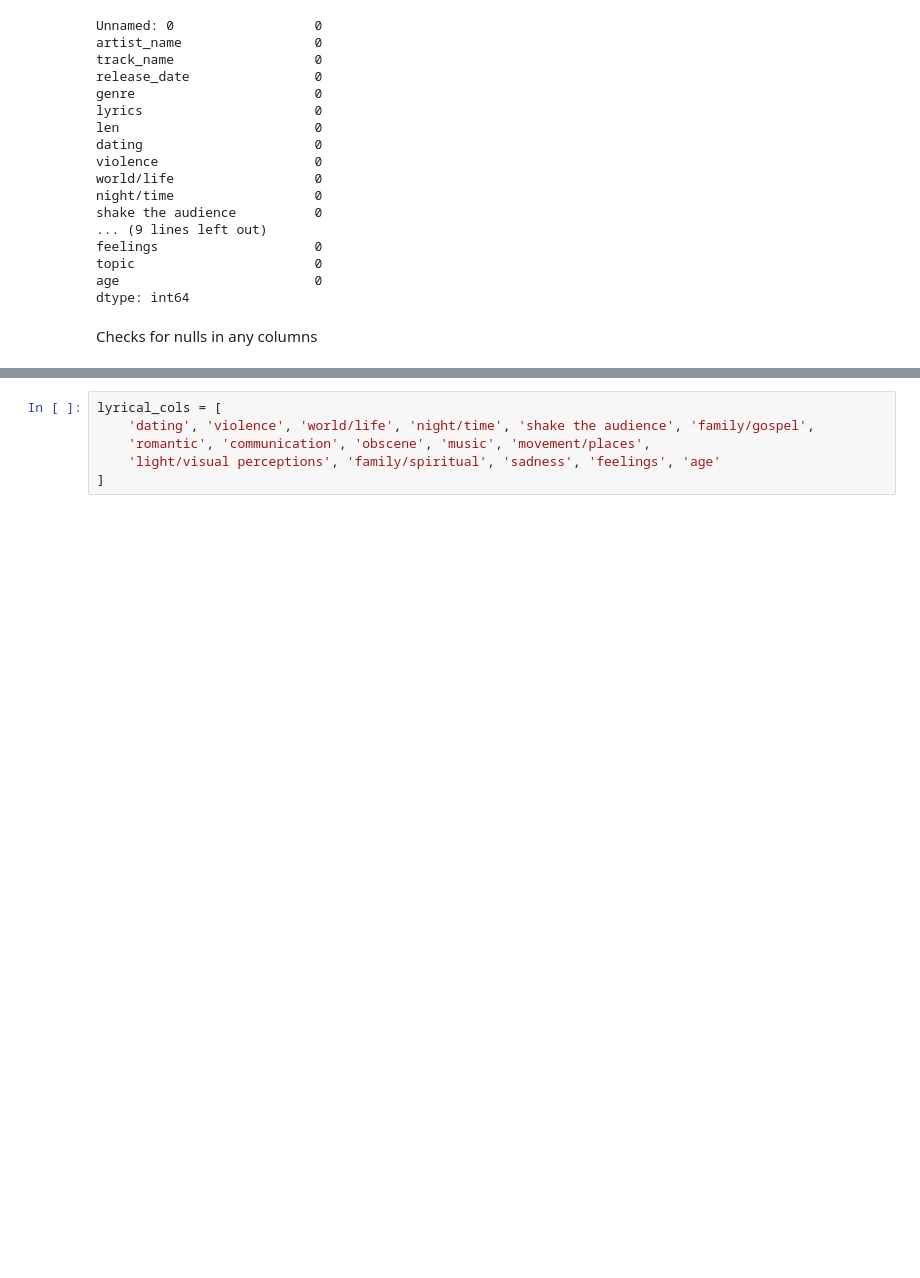
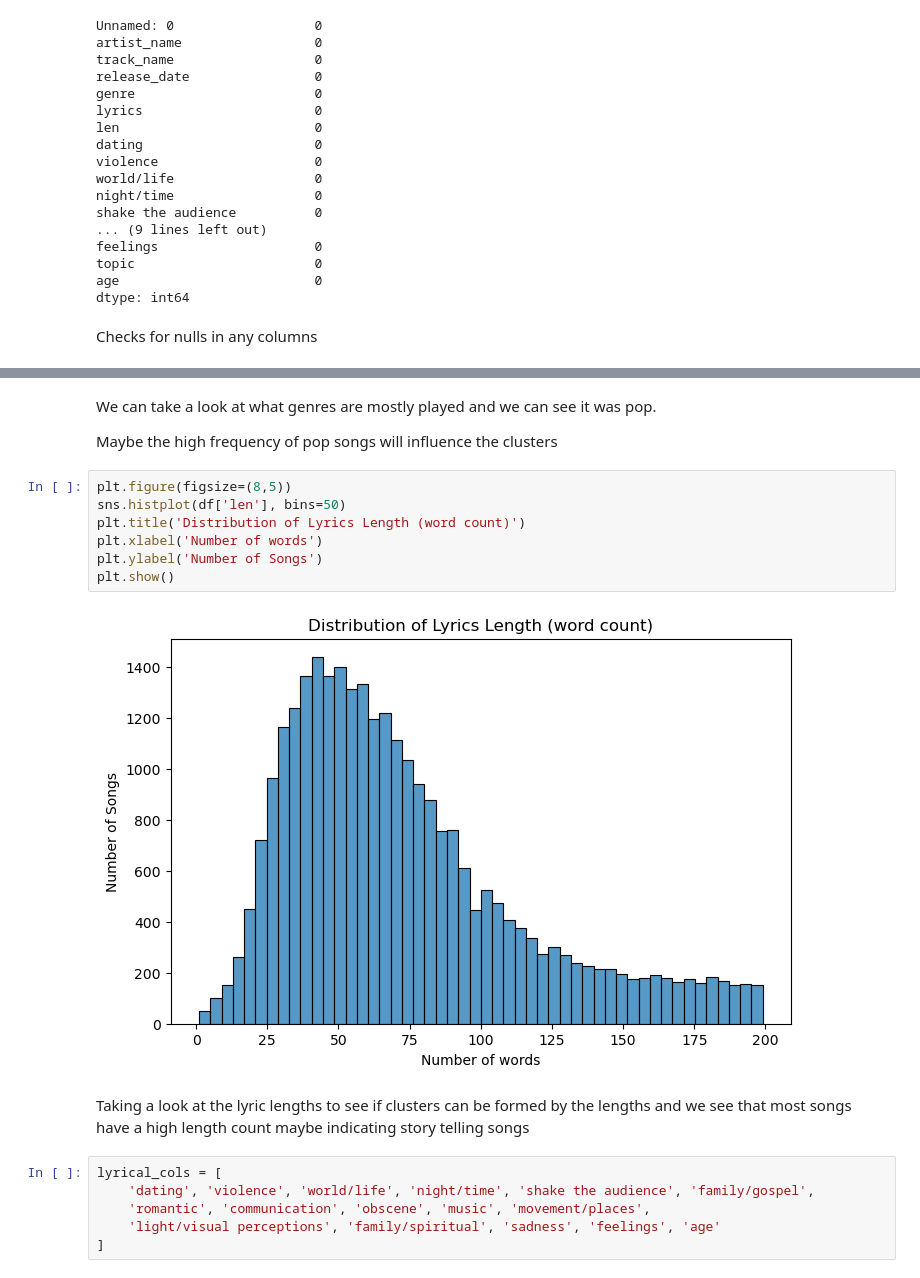
Before and after one commit to jweng8900/-TLAB-Music-Recommendation-Algorithm, a Jupyter notebook: Notebooks/eda.ipynb, the cells around one changed output, grey strips where cells are left out. Drawn from its saved outputs; the diff is of its cells as text; blank space fills up the shorter version.

```diff
--- a/Notebooks/eda.ipynb
+++ b/Notebooks/eda.ipynb
@@ -57,3 +62,18 @@ Checks for nulls in any columns
+# %% [markdown]
+We can take a look at what genres are mostly played and we can see it was pop.
+
+Maybe the high frequency of pop songs will influence the clusters
+# %%
+plt.figure(figsize=(8,5))
+sns.histplot(df['len'], bins=50)
+plt.title('Distribution of Lyrics Length (word count)')
+plt.xlabel('Number of words')
+plt.ylabel('Number of Songs')
+plt.show()
+# %% [output]
+[figure, added]
+# %% [markdown]
+Taking a look at the lyric lengths to see if clusters can be formed by the lengths and we see that most songs have a high length count maybe indicating story telling songs
 # %%
 lyrical_cols = [
     'dating', 'violence', 'world/life', 'night/time', 'shake the audience', 'family/gospel',
```
Also changed, not shown: parts of 12 cells of this notebook, 3 other files.
